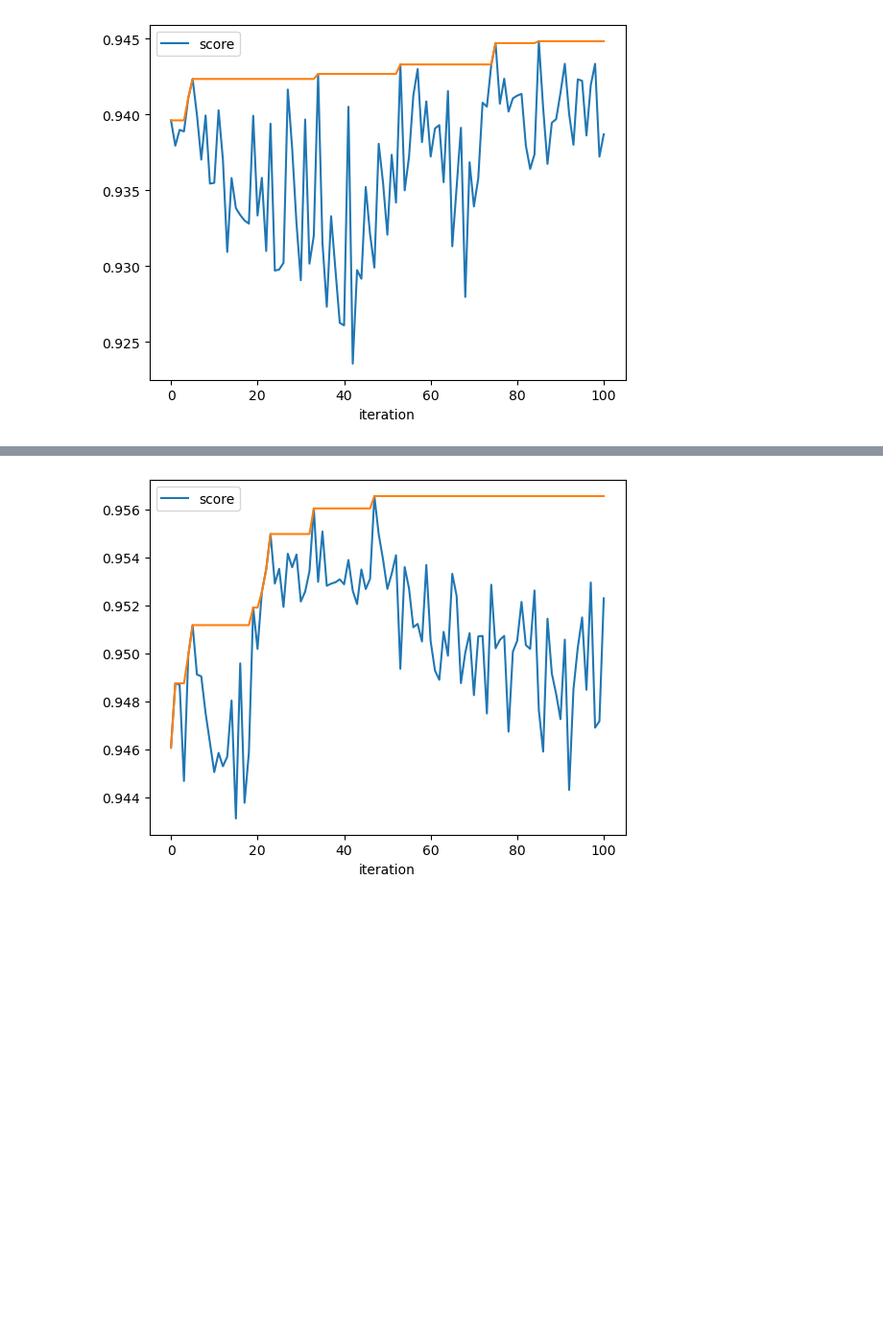
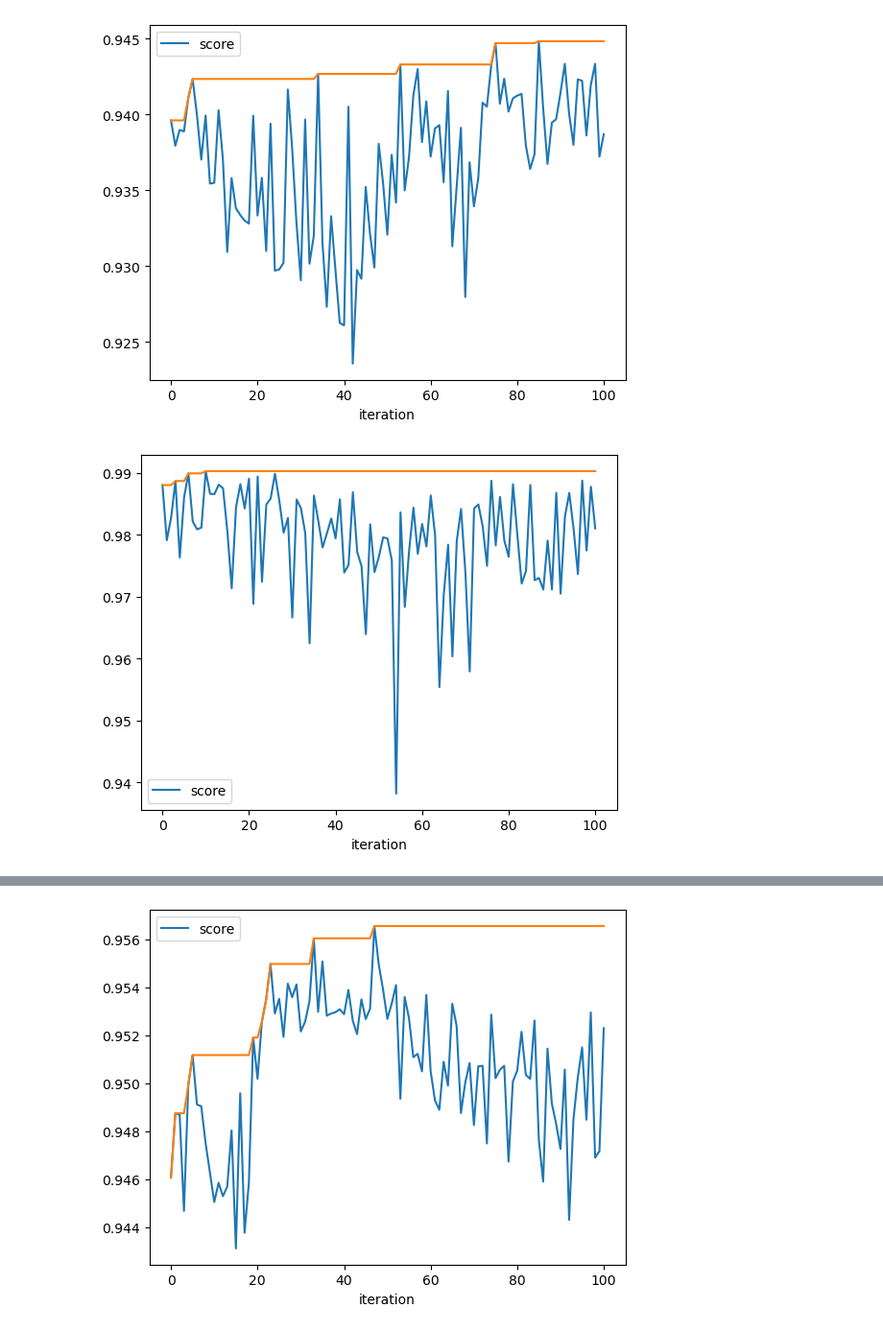
Before and after one commit to sign-of-fourier/quante_carlo, a Jupyter notebook: tutorials/How_to_choose_nn_arch.ipynb, the cells around one changed output, grey strips where cells are left out. Shown at 96% size. Saved outputs shown, nothing was run; the diff lists cells and outputs as text; code cells hidden in the pictures; blank space fills up the shorter version.

Commit message:
adding image results (since neptune doesnt always work)

```diff
--- a/tutorials/How_to_choose_nn_arch.ipynb
+++ b/tutorials/How_to_choose_nn_arch.ipynb
@@ -130,3 +116,10 @@ p = plt.plot(best)
 plt.savefig('hptune.png')
 # %% [output]
 [figure]
+# %%
+n = summary[['score', 'iteration']].groupby('iteration').max().plot()
+best = [max(summary[summary['iteration']<=i]['score']) for i in range(n_iter+1)]
+p = plt.plot(best)
+plt.savefig('hptune_10272024.png')
+# %% [output]
+[figure, added]
```
Also changed, not shown: parts of 3 cells of this notebook, 2 other files.
